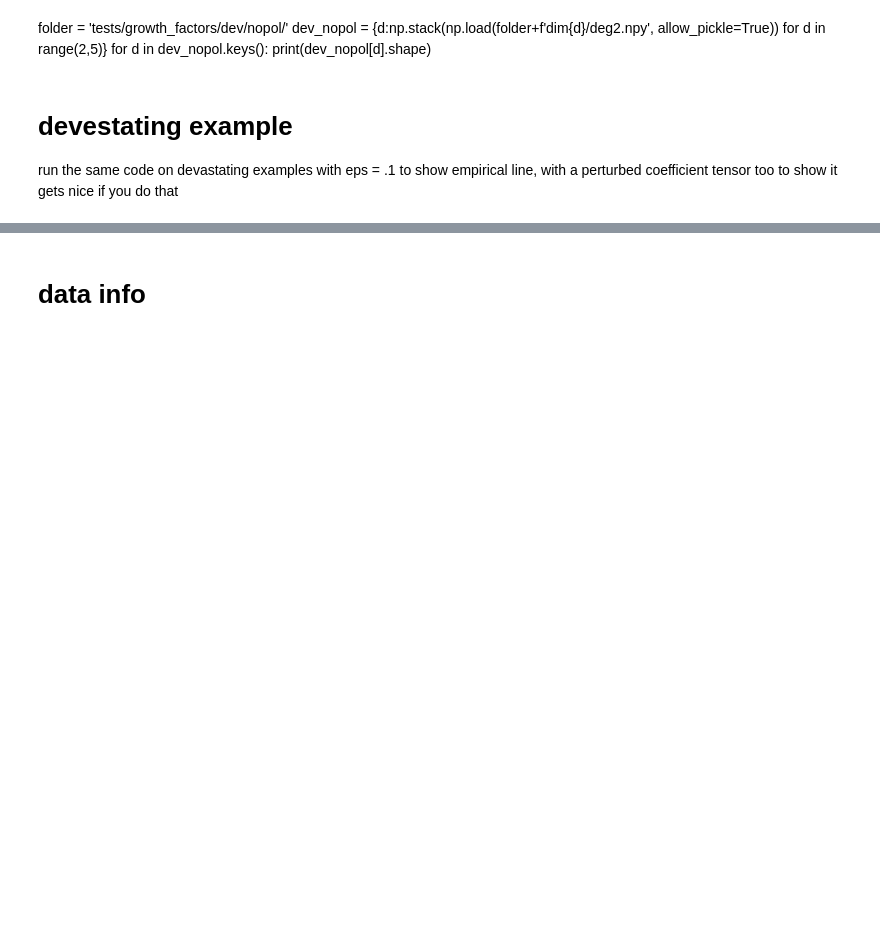
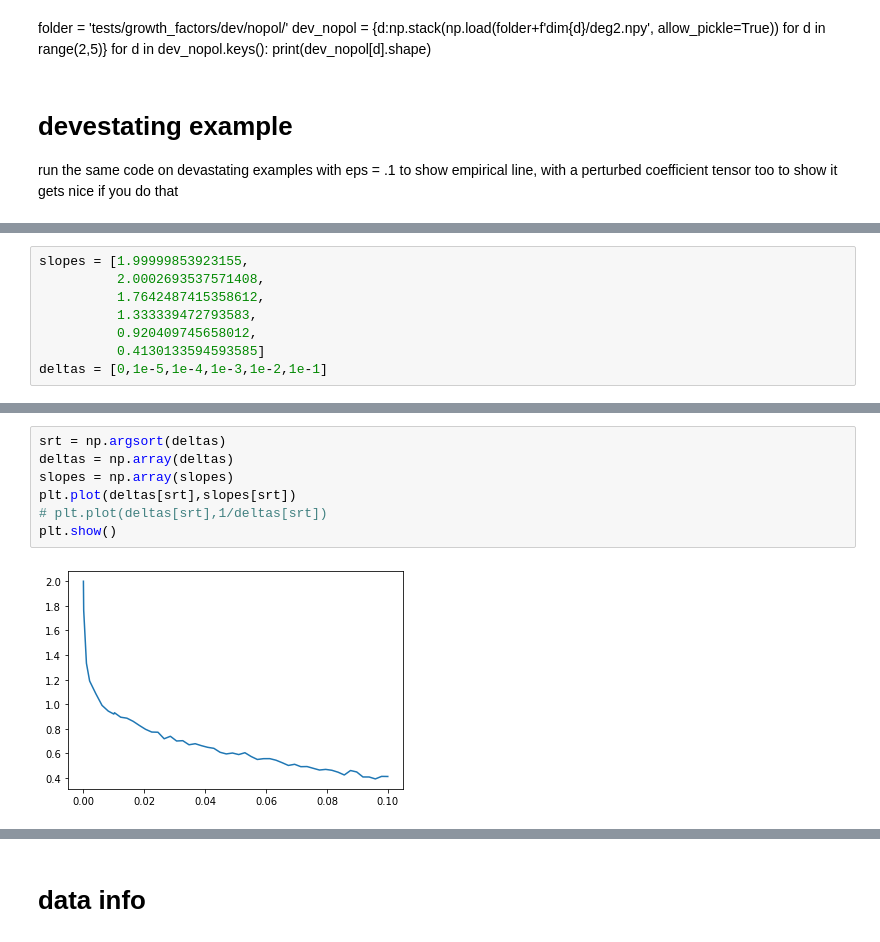
Before and after one commit to tylerjarvis/RootFinding, a Jupyter notebook: GrowthFactors.ipynb, the cells around one changed output, grey strips where cells are left out. Saved outputs shown, nothing was run; the diff lists cells and outputs as text; blank space fills up the shorter version.

```diff
--- a/GrowthFactors.ipynb
+++ b/GrowthFactors.ipynb
@@ -126,0 +320,8 @@ gf_dev_3 = devestating_growth_factors([2,3,4,5],.001,'power')
+# %%
+slopes = [1.99999853923155,
+          2.0002693537571408,
+          1.7642487415358612,
+          1.333339472793583,
+          0.920409745658012,
+          0.4130133594593585]
+deltas = [0,1e-5,1e-4,1e-3,1e-2,1e-1]
@@ -126,0 +344,9 @@ gf_dev_3 = devestating_growth_factors([2,3,4,5],.001,'power')
+# %%
+srt = np.argsort(deltas)
+deltas = np.array(deltas)
+slopes = np.array(slopes)
+plt.plot(deltas[srt],slopes[srt])
+# plt.plot(deltas[srt],1/deltas[srt])
+plt.show()
+# %% [output]
+[figure, added]
```
Also changed, not shown: parts of 20 cells of this notebook, 2 other files.
